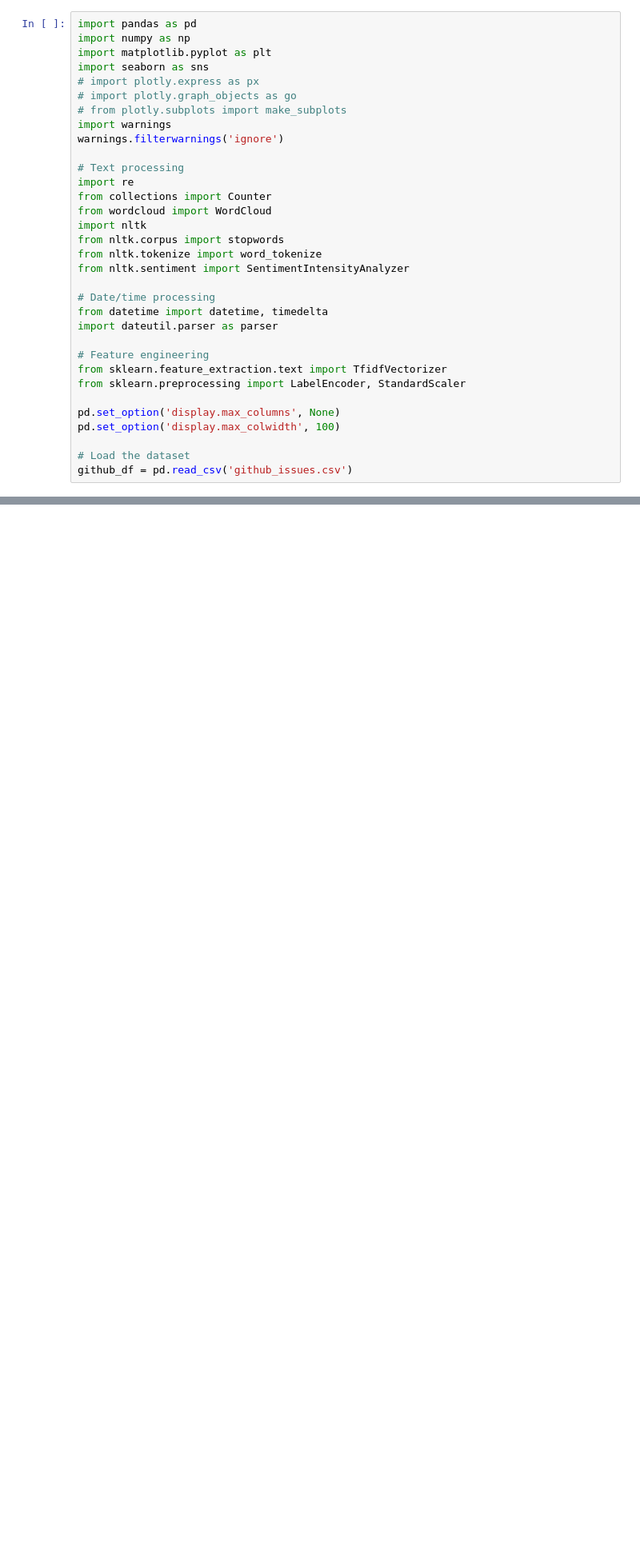
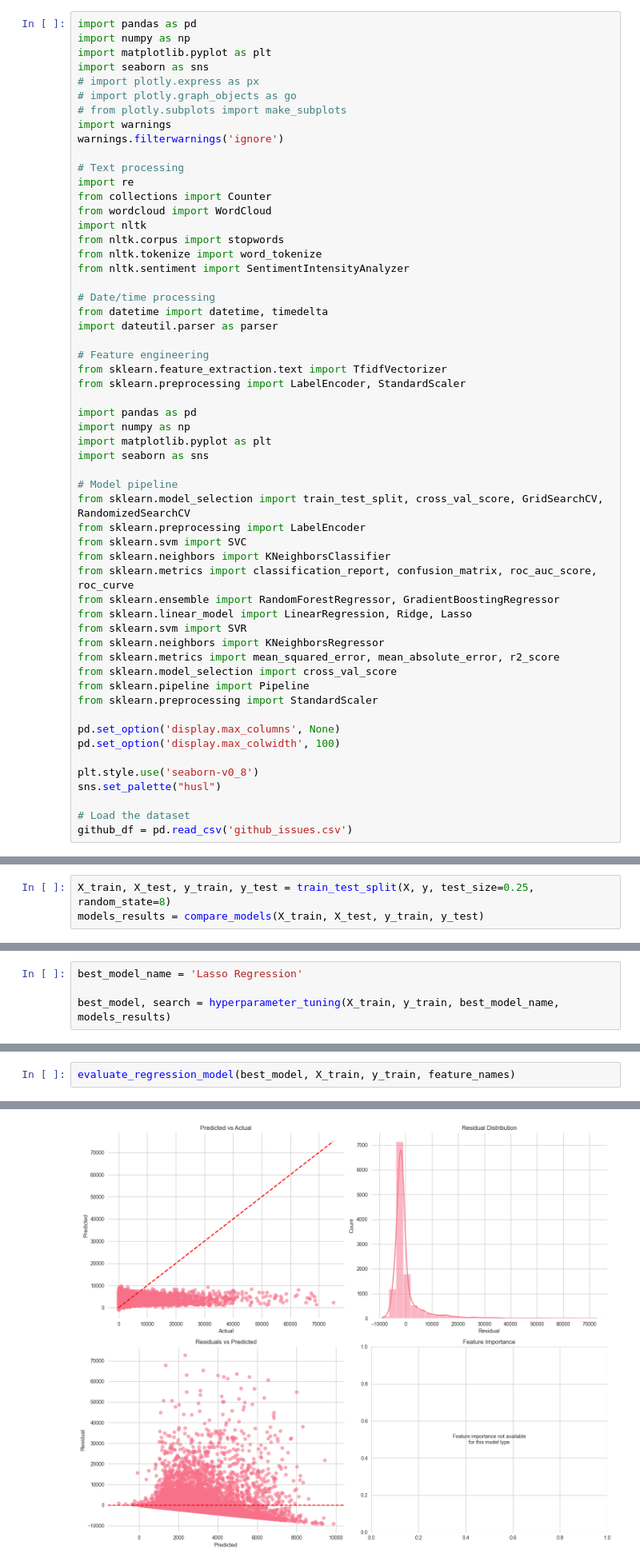
Before and after one commit to bodhichristian/notebooks, a Jupyter notebook: ml/projects/capstone/github_issues_eda.ipynb, the cells around one changed output, grey strips where cells are left out. Shown at 80% size. Drawn from its saved outputs; the diff is of its cells as text; blank space fills up the shorter version.

```diff
--- a/ml/projects/capstone/github_issues_eda.ipynb
+++ b/ml/projects/capstone/github_issues_eda.ipynb
@@ -33,9 +33,32 @@ import dateutil.parser as parser
 from sklearn.feature_extraction.text import TfidfVectorizer
 from sklearn.preprocessing import LabelEncoder, StandardScaler
 
+import pandas as pd
+import numpy as np
+import matplotlib.pyplot as plt
+import seaborn as sns
+
+# Model pipeline
+from sklearn.model_selection import train_test_split, cross_val_score, GridSearchCV, RandomizedSearchCV
+from sklearn.preprocessing import LabelEncoder
+from sklearn.svm import SVC
+from sklearn.neighbors import KNeighborsClassifier
+from sklearn.metrics import classification_report, confusion_matrix, roc_auc_score, roc_curve
+from sklearn.ensemble import RandomForestRegressor, GradientBoostingRegressor
+from sklearn.linear_model import LinearRegression, Ridge, Lasso
+from sklearn.svm import SVR
+from sklearn.neighbors import KNeighborsRegressor
+from sklearn.metrics import mean_squared_error, mean_absolute_error, r2_score
+from sklearn.model_selection import cross_val_score
+from sklearn.pipeline import Pipeline
+from sklearn.preprocessing import StandardScaler
+
 pd.set_option('display.max_columns', None)
 pd.set_option('display.max_colwidth', 100)
 
+plt.style.use('seaborn-v0_8')
+sns.set_palette("husl")
+
 # Load the dataset
 github_df = pd.read_csv('github_issues.csv')
 # %% [markdown]
@@ -301,0 +430,3 @@ df.head(3)
+# %%
+X_train, X_test, y_train, y_test = train_test_split(X, y, test_size=0.25, random_state=8)
+models_results = compare_models(X_train, X_test, y_train, y_test)
@@ -301,0 +580,4 @@ df.head(3)
+# %%
+best_model_name = 'Lasso Regression'
+
+best_model, search = hyperparameter_tuning(X_train, y_train, best_model_name, models_results)
@@ -301,0 +658,3 @@ df.head(3)
+# %%
+evaluate_regression_model(best_model, X_train, y_train, feature_names)
+# %% [output]
@@ -301,0 +667 @@ df.head(3)
+[figure, added]
```
Also changed, not shown: parts of 12 cells of this notebook, 1 other file.
